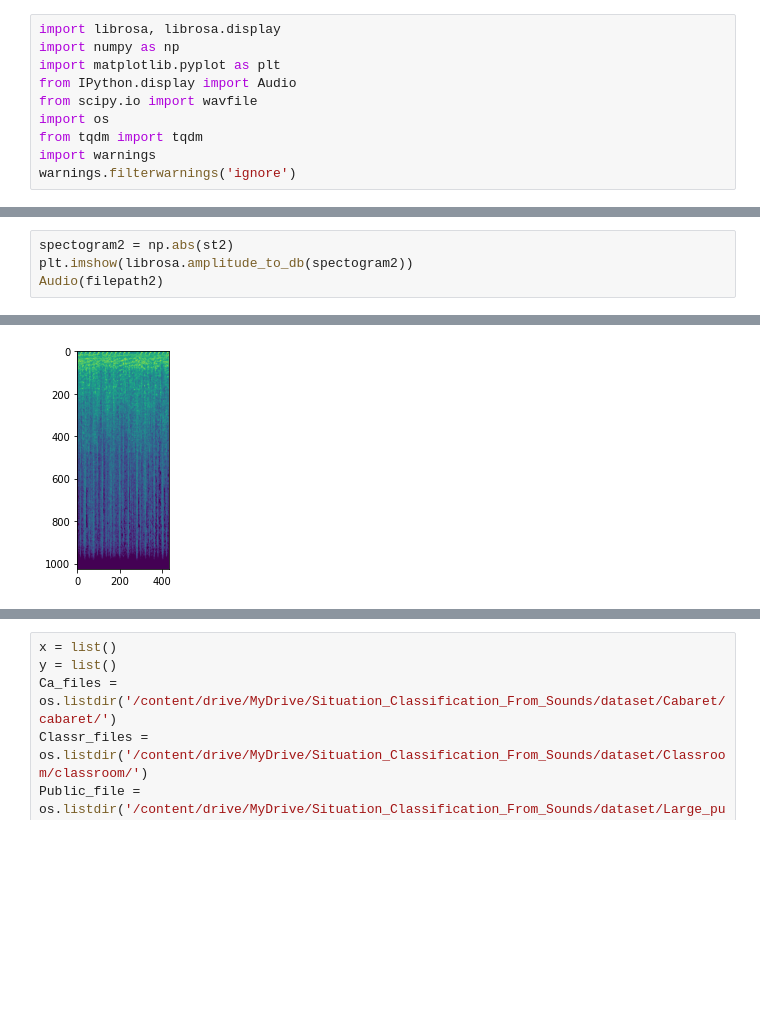
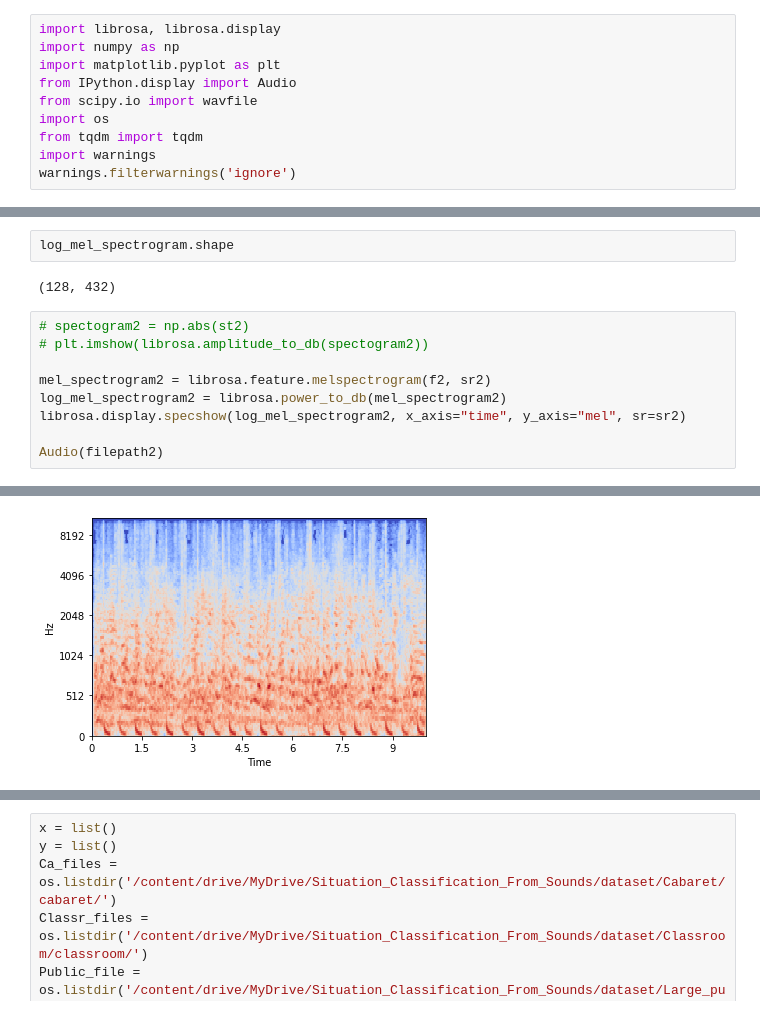
Before and after one commit to MAOK-Yongsuk/-Environmental-Sound-Classification, a Jupyter notebook: Environmental_Sound_Classification.ipynb, the cells around one changed output, grey strips where cells are left out. Cells and saved outputs as stored; diff of their text form; blank space fills up the shorter version.

Commit message:
adding mel-spectrogram to model

```diff
--- a/Environmental_Sound_Classification.ipynb
+++ b/Environmental_Sound_Classification.ipynb
@@ -34,11 +34,20 @@ Audio(filepath1)
 # %% [output]
 [interactive output not drawn]
 [figure]
+# %%
+log_mel_spectrogram.shape
+# %% [output]
+(128, 432)
 # %%
-spectogram2 = np.abs(st2)
-plt.imshow(librosa.amplitude_to_db(spectogram2))
+# spectogram2 = np.abs(st2)
+# plt.imshow(librosa.amplitude_to_db(spectogram2))
+
+mel_spectrogram2 = librosa.feature.melspectrogram(f2, sr2)
+log_mel_spectrogram2 = librosa.power_to_db(mel_spectrogram2)
+librosa.display.specshow(log_mel_spectrogram2, x_axis="time", y_axis="mel", sr=sr2)
+
 Audio(filepath2)
 # %% [output]
 [interactive output not drawn]
-[figure, old version]
+[figure, new version]
 # %%
```
Also changed, not shown: parts of 14 cells of this notebook.
